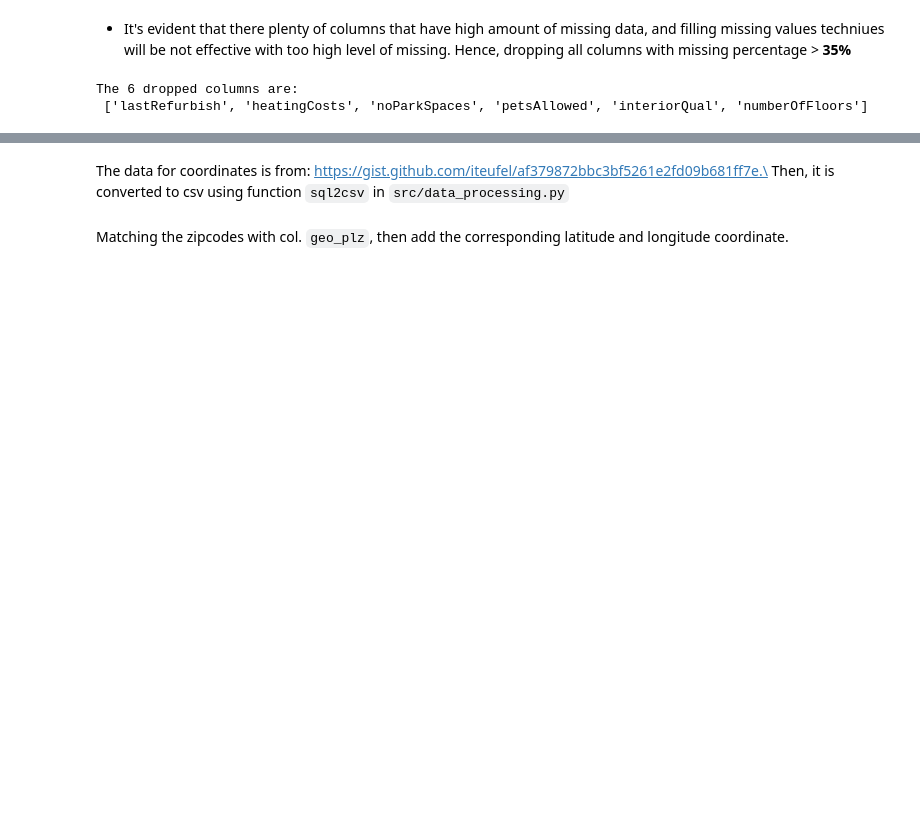
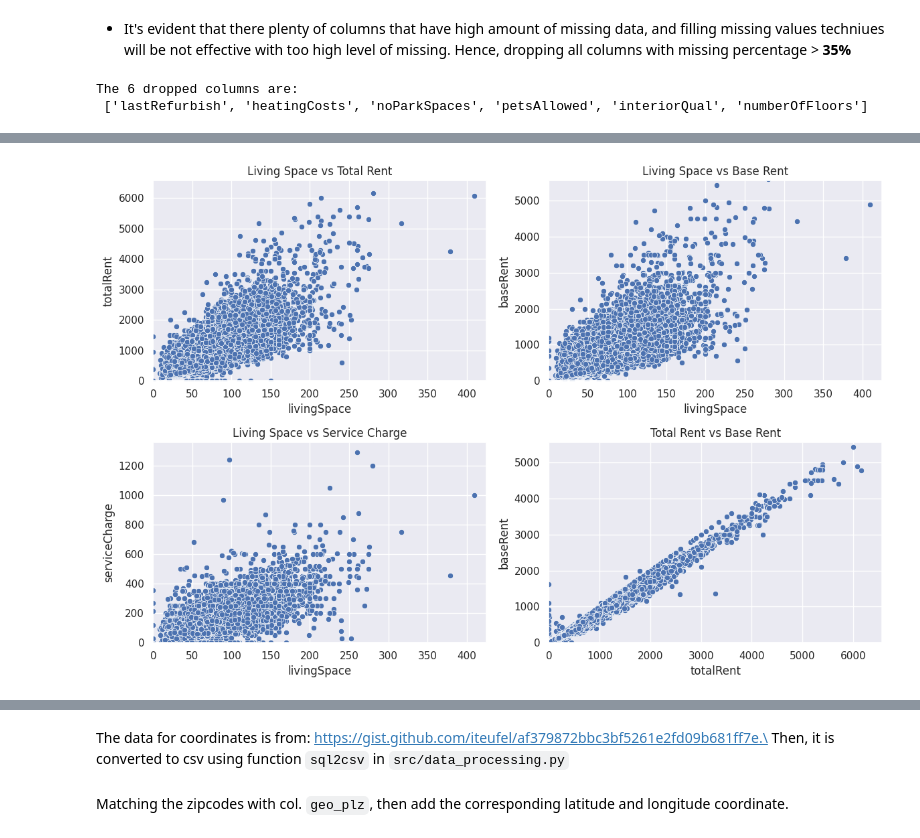
Before and after one commit to chauminhvu/rental-price-forecasting-traditional-vs-multimodal, a Jupyter notebook: notebooks/data-processing.ipynb, the cells around one changed output, grey strips where cells are left out. Saved outputs shown, nothing was run; the diff lists cells and outputs as text; code cells hidden in the pictures; blank space fills up the shorter version.

```diff
--- a/notebooks/data-processing.ipynb
+++ b/notebooks/data-processing.ipynb
@@ -145,0 +183,24 @@ The 20 remaining columns are:
+# %%
+plot_df = apartment_df[['totalRent', 'baseRent','serviceCharge', 'livingSpace']].copy()
+plot_df = plot_df[plot_df.notnull().all(1)]
+plot_df = plot_df.sample(frac=0.1)
+
+# Create a figure and a set of subplots
+fig, axes = plt.subplots(nrows=2, ncols=2, figsize=(12, 8))
+
+# Define a function to create a scatter plot
+def scatter_plot(plot_df, x, y, title, ax):
+    sns.scatterplot(data=plot_df, x=x, y=y, ax=ax)
+    ax.set_title(title)
+    ax.set_xlim([0, plot_df[x].quantile(.9999)])
+    ax.set_ylim([0, plot_df[y].quantile(.9999)])
+
+# Create the scatter plots
+scatter_plot(plot_df, 'livingSpace', 'totalRent', 'Living Space vs Total Rent', axes[0, 0])
+scatter_plot(plot_df, 'livingSpace', 'baseRent', 'Living Space vs Base Rent', axes[0, 1])
+scatter_plot(plot_df, 'livingSpace', 'serviceCharge', 'Living Space vs Service Charge', axes[1, 0])
+scatter_plot(plot_df, 'totalRent', 'baseRent', 'Total Rent vs Base Rent', axes[1, 1])
+
+plt.tight_layout()
+# %% [output]
+[figure, added]
```
Also changed, not shown: parts of 94 cells of this notebook, 3 other files.
